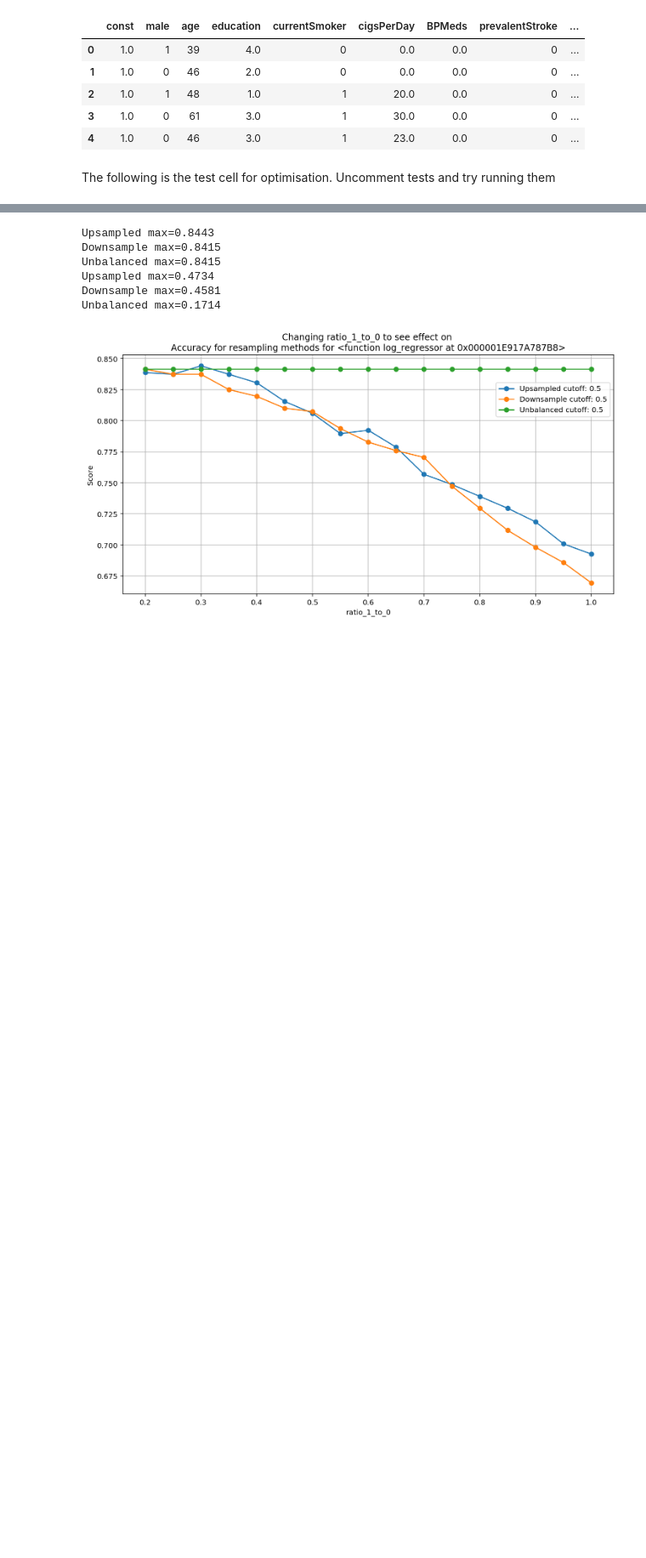
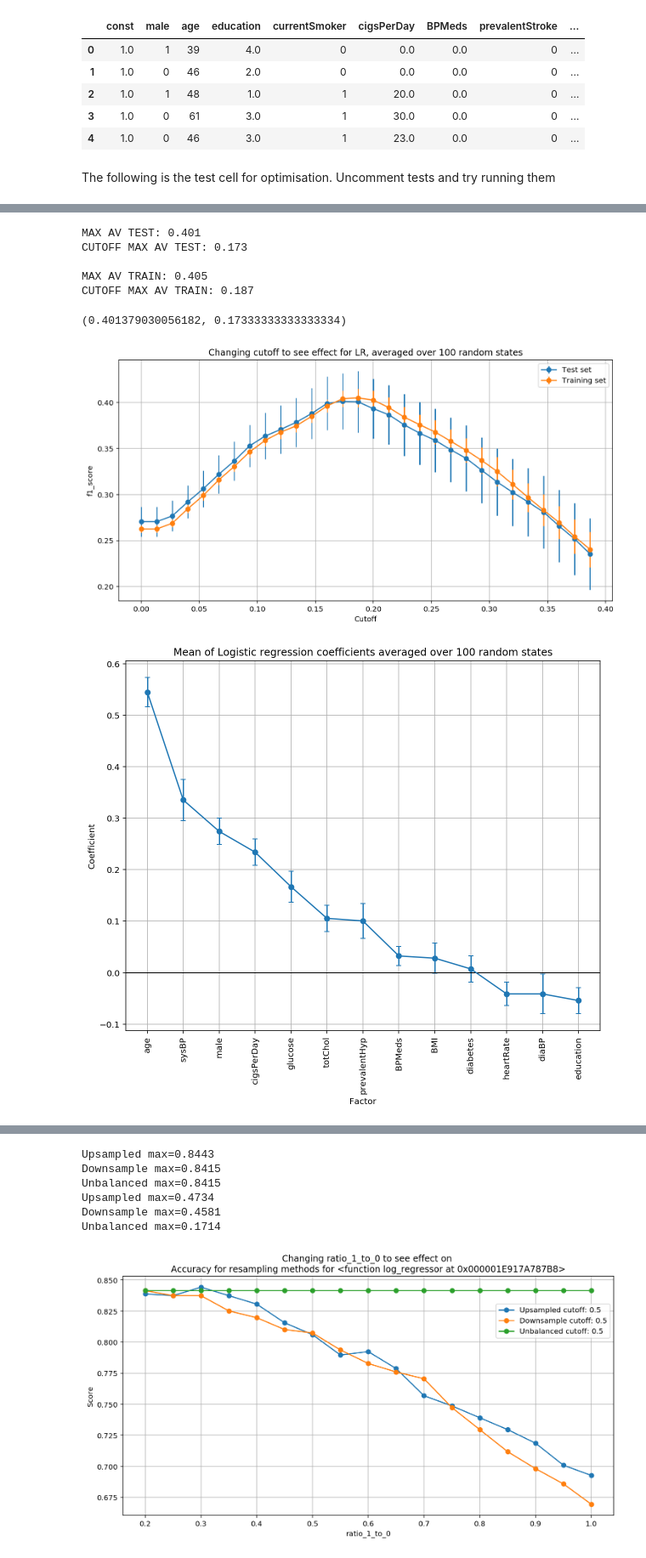
Before and after one commit to ljhowell/machine-learning_CHD, a Jupyter notebook: Optimisation_LR.ipynb, the cells around one changed output, grey strips where cells are left out. Shown at 85% size. Cells and saved outputs as stored; diff of their text form; code cells hidden in the pictures; blank space fills up the shorter version.

```diff
--- a/Optimisation_LR.ipynb
+++ b/Optimisation_LR.ipynb
@@ -568,0 +754,21 @@ t_plot_hist(y_pred[:,1],label='LR',fit = 'norm')
+# %%
+###################################
+#### TEST PARAMS
+# range_x = np.arange(0.05, 0.5, 0.01) # cutoff range to vary
+param = 'f1_score' # test param
+n_states = 100 # number of states to average over
+algorithm = log_regressor # the function under test
+###################################
+
+
+t_overfit(dataset_c, algorithms["Logistic Regression"], scale='standard', remove_missing = 'drop',
+         resample = 'none',metrics=['f1_score'],x_max=0.4,v=1,op='f1_score',label='LR')
+# %% [output]
+MAX AV TEST: 0.401
+CUTOFF MAX AV TEST: 0.173
+
+MAX AV TRAIN: 0.405
+CUTOFF MAX AV TRAIN: 0.187
+(0.401379030056182, 0.17333333333333334)
+[figure, added]
+[figure, added]
```
Also changed, not shown: parts of 14 cells of this notebook, 1 other file.
